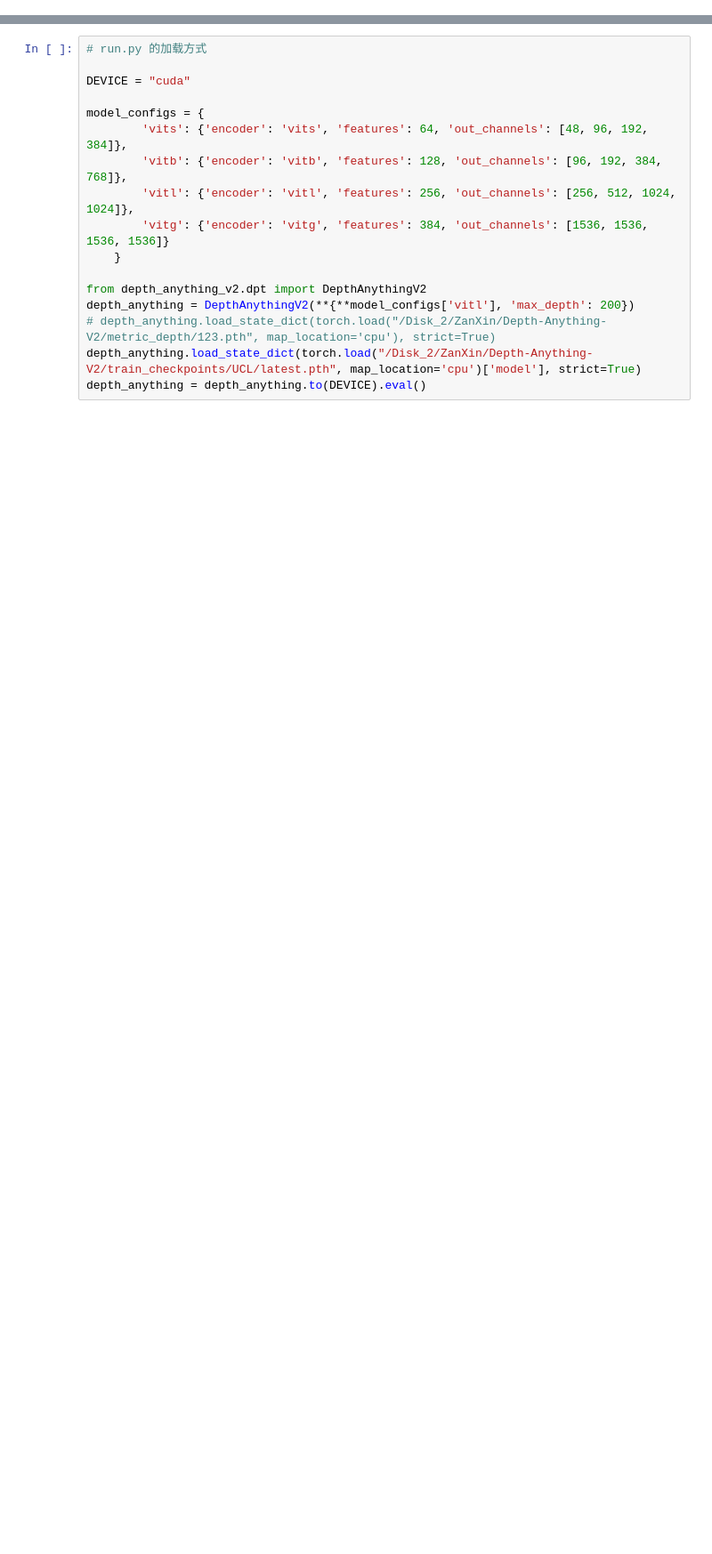
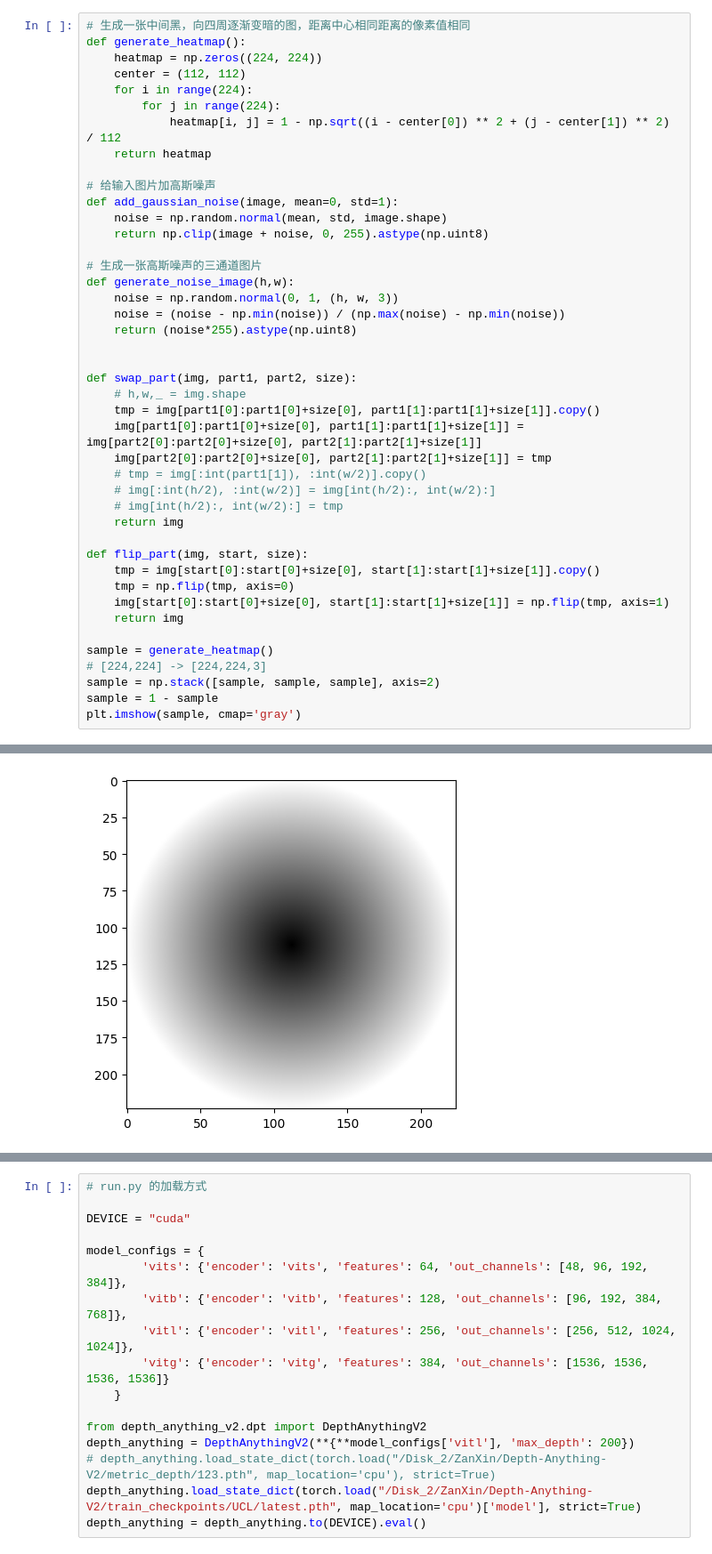
Before and after one commit to isJHan/Depth-Anything-V2, a Jupyter notebook: metric_depth/check.ipynb, the cells around one changed output, grey strips where cells are left out. Shown at 89% size. Drawn from its saved outputs; the diff is of its cells as text; blank space fills up the shorter version.

```diff
--- a/metric_depth/check.ipynb
+++ b/metric_depth/check.ipynb
@@ -49,0 +128,44 @@ ABS REL: 0.3476984177625258
+# %%
+# 生成一张中间黑，向四周逐渐变暗的图，距离中心相同距离的像素值相同
+def generate_heatmap():
+    heatmap = np.zeros((224, 224))
+    center = (112, 112)
+    for i in range(224):
+        for j in range(224):
+            heatmap[i, j] = 1 - np.sqrt((i - center[0]) ** 2 + (j - center[1]) ** 2) / 112
+    return heatmap
+
+# 给输入图片加高斯噪声
+def add_gaussian_noise(image, mean=0, std=1):
+    noise = np.random.normal(mean, std, image.shape)
+    return np.clip(image + noise, 0, 255).astype(np.uint8)
+
+# 生成一张高斯噪声的三通道图片
+def generate_noise_image(h,w):
+    noise = np.random.normal(0, 1, (h, w, 3))
+    noise = (noise - np.min(noise)) / (np.max(noise) - np.min(noise))
+    return (noise*255).astype(np.uint8)
+
+
+def swap_part(img, part1, part2, size):
+    # h,w,_ = img.shape
+    tmp = img[part1[0]:part1[0]+size[0], part1[1]:part1[1]+size[1]].copy()
+    img[part1[0]:part1[0]+size[0], part1[1]:part1[1]+size[1]] = img[part2[0]:part2[0]+size[0], part2[1]:part2[1]+size[1]]
+    img[part2[0]:part2[0]+size[0], part2[1]:part2[1]+size[1]] = tmp
+    # tmp = img[:int(part1[1]), :int(w/2)].copy()
+    # img[:int(h/2), :int(w/2)] = img[int(h/2):, int(w/2):]
+    # img[int(h/2):, int(w/2):] = tmp
+    return img
+
+def flip_part(img, start, size):
+    tmp = img[start[0]:start[0]+size[0], start[1]:start[1]+size[1]].copy()
+    tmp = np.flip(tmp, axis=0)
+    img[start[0]:start[0]+size[0], start[1]:start[1]+size[1]] = np.flip(tmp, axis=1)
+    return img
+
+sample = generate_heatmap()
+# [224,224] -> [224,224,3]
+sample = np.stack([sample, sample, sample], axis=2)
+sample = 1 - sample
+plt.imshow(sample, cmap='gray')
+# %% [output]
@@ -49,0 +174 @@ ABS REL: 0.3476984177625258
+[figure, added]
```
Also changed, not shown: parts of 13 cells of this notebook, 2 other files.
